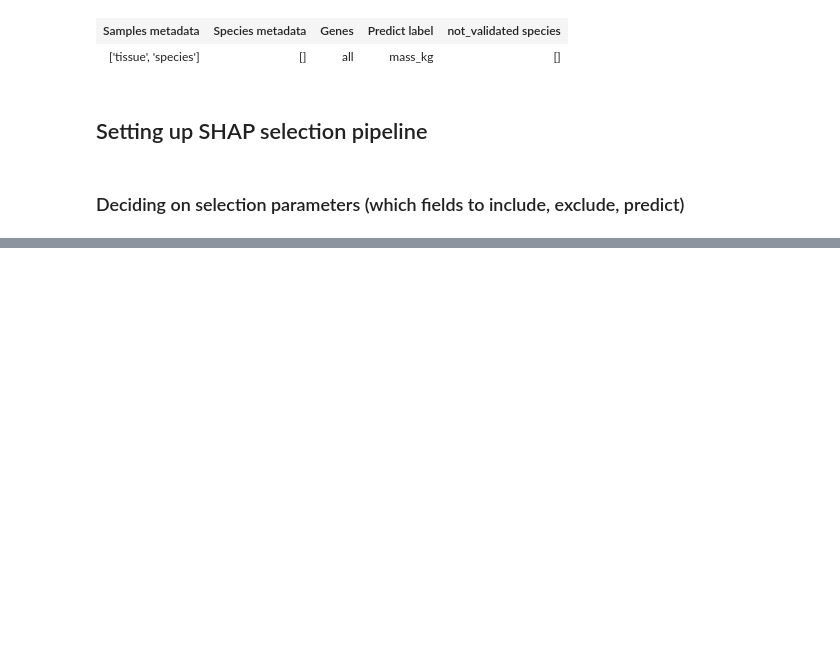
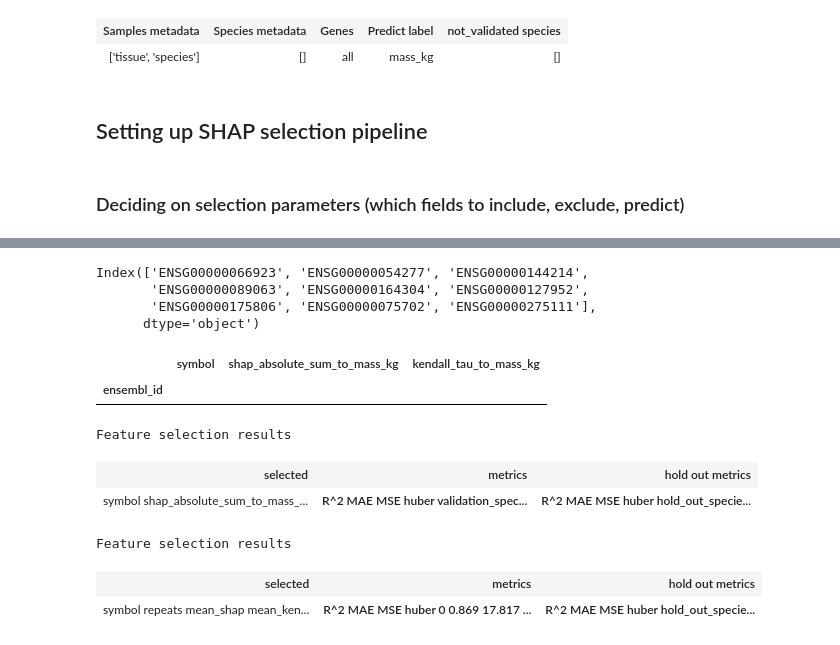
Before and after one commit to antonkulaga/yspecies, a Jupyter notebook: notebooks/debug.ipynb, the cells around one changed output, grey strips where cells are left out. Drawn from its saved outputs; the diff is of its cells as text; code cells hidden in the pictures; blank space fills up the shorter version.

```diff
--- a/notebooks/debug.ipynb
+++ b/notebooks/debug.ipynb
@@ -129,0 +150,14 @@ pipe =  Pipeline([
+# %%
+res.selected.index
+# %% [output]
+Index(['ENSG00000066923', 'ENSG00000054277', 'ENSG00000144214',
+       'ENSG00000089063', 'ENSG00000164304', 'ENSG00000127952',
+       'ENSG00000175806', 'ENSG00000075702', 'ENSG00000275111'],
+      dtype='object')
+# %%
+empty_selected = pd.DataFrame(columns=["symbol","shap_absolute_sum_to_mass_kg", "kendall_tau_to_mass_kg"])
+empty_selected.index.name = "ensembl_id"
+empty_selected
+# %% [output]
+|  | symbol | shap_absolute_sum_to_mass_kg | kendall_tau_to_mass_kg |
+| ensembl_id |  |  |  |
@@ -129,0 +166,14 @@ pipe =  Pipeline([
+# %%
+e = replace(res,selected=empty_selected)
+e
+# %% [output]
+Feature selection results
+| selected | metrics | hold out metrics |
+| symbol shap_absolute_sum_to_mass_... | R^2 MAE MSE huber validation_spec... | R^2 MAE MSE huber hold_out_specie... |
+# %%
+f = FeatureSummary([res, e])
+f
+# %% [output]
+Feature selection results
+| selected | metrics | hold out metrics |
+| symbol repeats mean_shap mean_ken... | R^2 MAE MSE huber 0 0.869 17.817 ... | R^2 MAE MSE huber hold_out_specie... |
```
Also changed, not shown: parts of 2 cells of this notebook, 6 other files.
